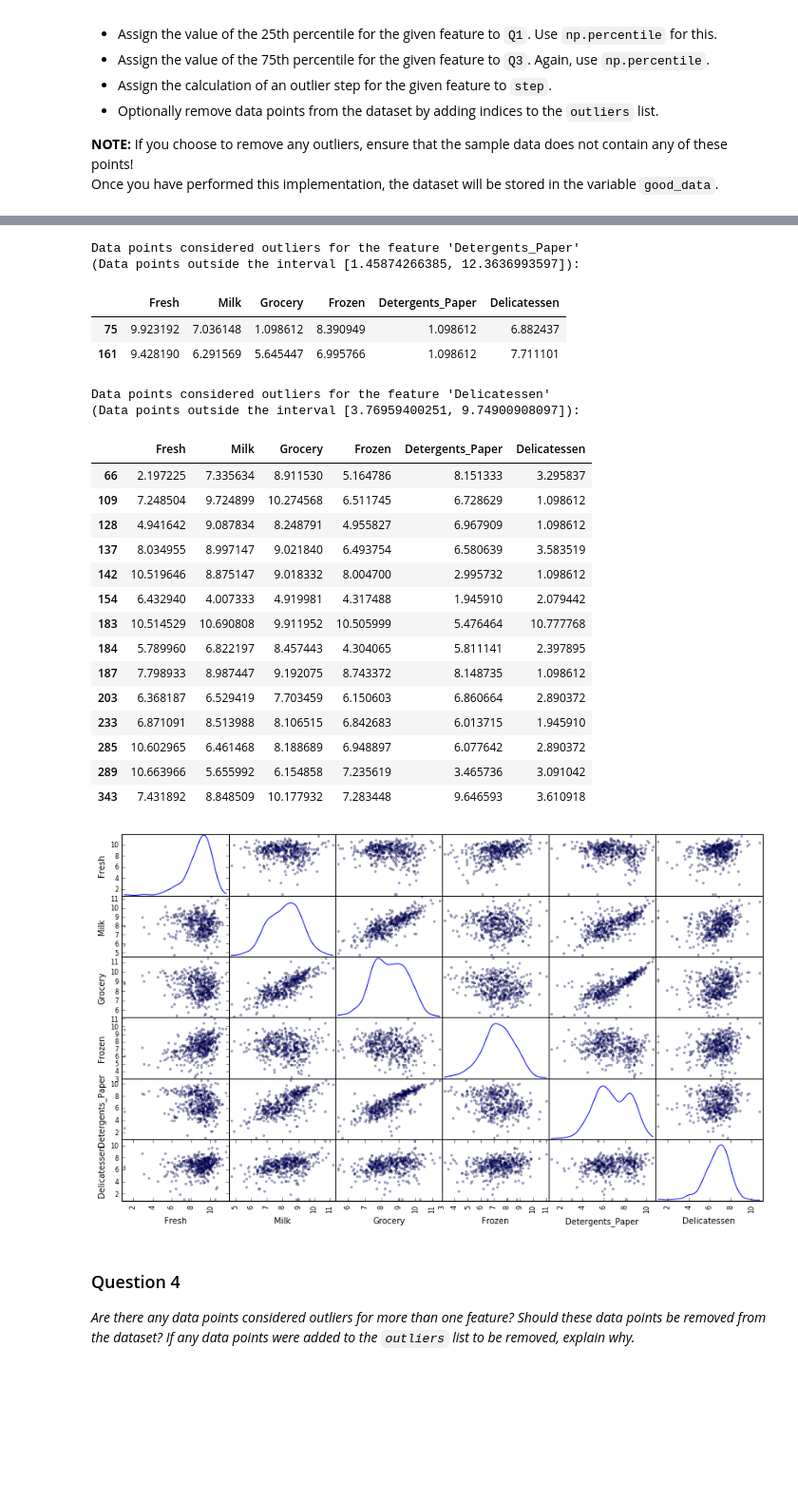
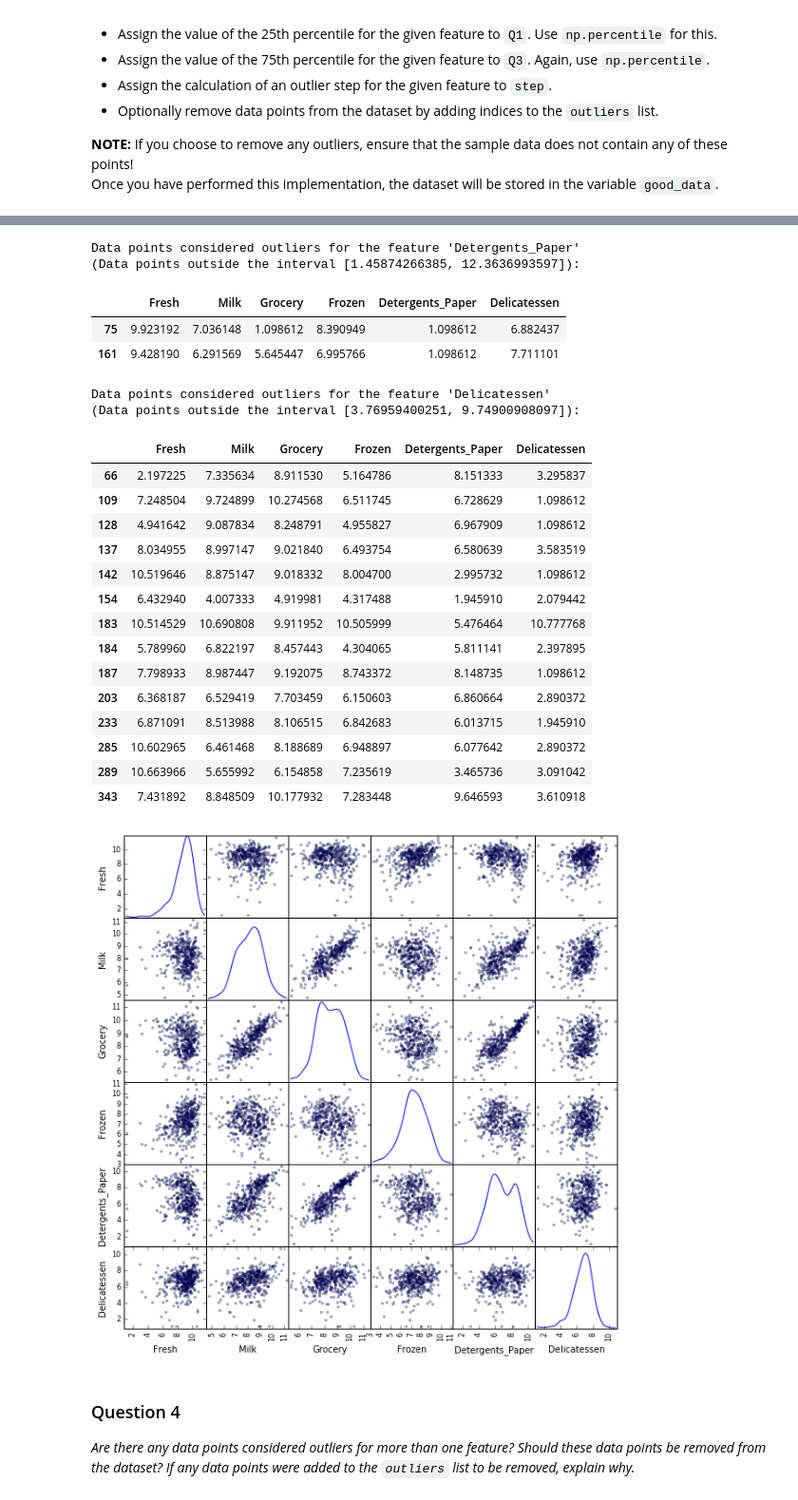
Before and after one commit to edhzsz/MLUND, a Jupyter notebook: projects/creating_customer_segments/customer_segments_work.ipynb, the cells around one changed output, grey strips where cells are left out. Shown at 95% size. Saved outputs shown, nothing was run; the diff lists cells and outputs as text; code cells hidden in the pictures; blank space fills up the shorter version.

```diff
--- a/projects/creating_customer_segments/customer_segments_work.ipynb
+++ b/projects/creating_customer_segments/customer_segments_work.ipynb
@@ -242,7 +242,7 @@ outliers  = [65, 66, 75, 128, 154]
 good_data = log_data.drop(log_data.index[outliers]).reset_index(drop = True)
 
 # Produce a scatter matrix for each pair of feature in the data without outliers
-pd.scatter_matrix(good_data, alpha = 0.3, figsize = (14,8), diagonal = 'kde');
+pd.scatter_matrix(good_data, alpha = 0.3, figsize = (10,10), diagonal = 'kde');
 # %% [output]
 Data points considered outliers for the feature 'Fresh'
 (Data points outside the interval [5.51455083361, 12.2705718166]):
@@ -283,34 +283,34 @@ Data points considered outliers for the feature 'Frozen'
 | 65 | 4.442651 | 9.950323 | 10.732651 | 3.583519 | 10.095388 | 7.260523 |
 | 145 | 10.000569 | 9.034080 | 10.457143 | 3.737670 | 9.440738 | 8.396155 |
 | 175 | 7.759187 | 8.967632 | 9.382106 | 3.951244 | 8.341887 | 7.436617 |
 | 264 | 6.978214 | 9.177714 | 9.645041 | 4.110874 | 8.696176 | 7.142827 |
 | 325 | 10.395650 | 9.728181 | 9.519735 | 11.016479 | 7.148346 | 8.632128 |
 | 420 | 8.402007 | 8.569026 | 9.490015 | 3.218876 | 8.827321 | 7.239215 |
 | 429 | 9.060331 | 7.467371 | 8.183118 | 3.850148 | 4.430817 | 7.824446 |
 | 439 | 7.932721 | 7.437206 | 7.828038 | 4.174387 | 6.167516 | 3.951244 |
 Data points considered outliers for the feature 'Detergents_Paper'
 (Data points outside the interval [1.45874266385, 12.3636993597]):
 |  | Fresh | Milk | Grocery | Frozen | Detergents_Paper | Delicatessen |
 | 75 | 9.923192 | 7.036148 | 1.098612 | 8.390949 | 1.098612 | 6.882437 |
 | 161 | 9.428190 | 6.291569 | 5.645447 | 6.995766 | 1.098612 | 7.711101 |
 Data points considered outliers for the feature 'Delicatessen'
 (Data points outside the interval [3.76959400251, 9.74900908097]):
 |  | Fresh | Milk | Grocery | Frozen | Detergents_Paper | Delicatessen |
 | 66 | 2.197225 | 7.335634 | 8.911530 | 5.164786 | 8.151333 | 3.295837 |
 | 109 | 7.248504 | 9.724899 | 10.274568 | 6.511745 | 6.728629 | 1.098612 |
 | 128 | 4.941642 | 9.087834 | 8.248791 | 4.955827 | 6.967909 | 1.098612 |
 | 137 | 8.034955 | 8.997147 | 9.021840 | 6.493754 | 6.580639 | 3.583519 |
 | 142 | 10.519646 | 8.875147 | 9.018332 | 8.004700 | 2.995732 | 1.098612 |
 | 154 | 6.432940 | 4.007333 | 4.919981 | 4.317488 | 1.945910 | 2.079442 |
 | 183 | 10.514529 | 10.690808 | 9.911952 | 10.505999 | 5.476464 | 10.777768 |
 | 184 | 5.789960 | 6.822197 | 8.457443 | 4.304065 | 5.811141 | 2.397895 |
 | 187 | 7.798933 | 8.987447 | 9.192075 | 8.743372 | 8.148735 | 1.098612 |
 | 203 | 6.368187 | 6.529419 | 7.703459 | 6.150603 | 6.860664 | 2.890372 |
 | 233 | 6.871091 | 8.513988 | 8.106515 | 6.842683 | 6.013715 | 1.945910 |
 | 285 | 10.602965 | 6.461468 | 8.188689 | 6.948897 | 6.077642 | 2.890372 |
 | 289 | 10.663966 | 5.655992 | 6.154858 | 7.235619 | 3.465736 | 3.091042 |
 | 343 | 7.431892 | 8.848509 | 10.177932 | 7.283448 | 9.646593 | 3.610918 |
-[figure, old version]
+[figure, new version]
 # %% [markdown]
 ### Question 4
 *Are there any data points considered outliers for more than one feature? Should these data points be removed from the dataset? If any data points were added to the `outliers` list to be removed, explain why.*
```
Also changed, not shown: parts of 6 cells of this notebook.
